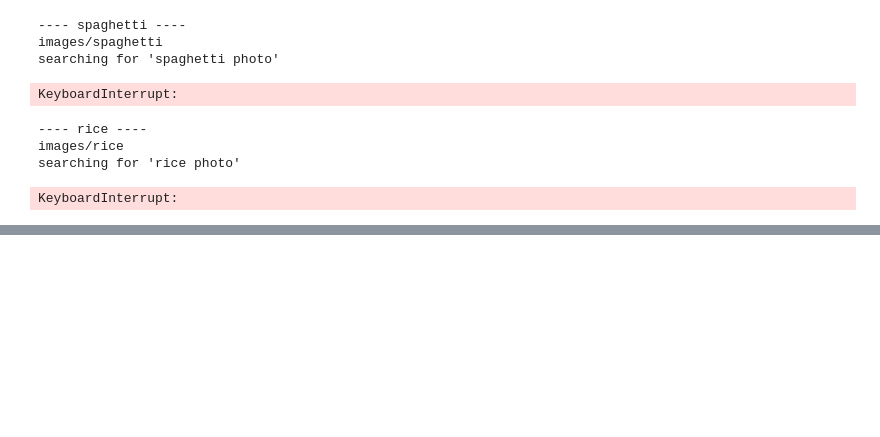
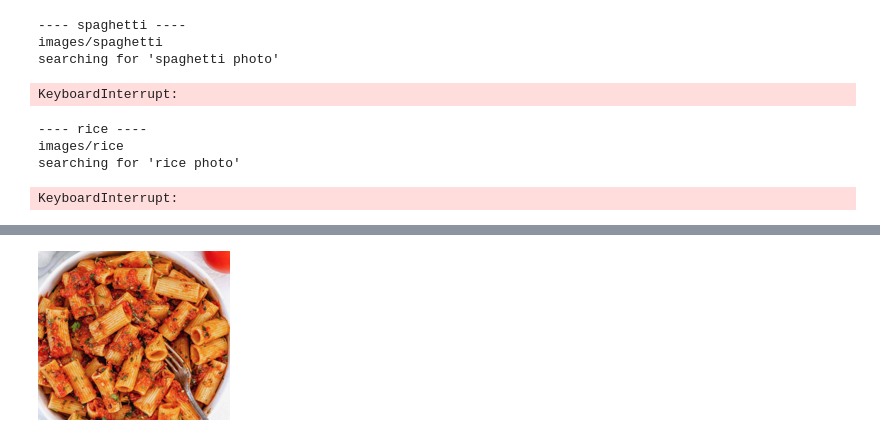
Before and after one commit to tobthecreator/pasta-classifier, a Jupyter notebook: src/model/model.ipynb, the cells around one changed output, grey strips where cells are left out. Cells and saved outputs as stored; diff of their text form; code cells hidden in the pictures; blank space fills up the shorter version.

```diff
--- a/src/model/model.ipynb
+++ b/src/model/model.ipynb
@@ -203,3 +204,9 @@ Folder 'pizza' contains 58 files.
 Folder 'cityscapes' contains 30 files.
 Folder 'lasagna' contains 83 files.
 Folder 'cookies' contains 60 files.
+# %%
+im = PILImage.create('pasta2.png')
+im.thumbnail((192,192))
+im
+# %% [output]
+[figure, added]
```
Also changed, not shown: parts of 16 cells of this notebook, 4 other files.
